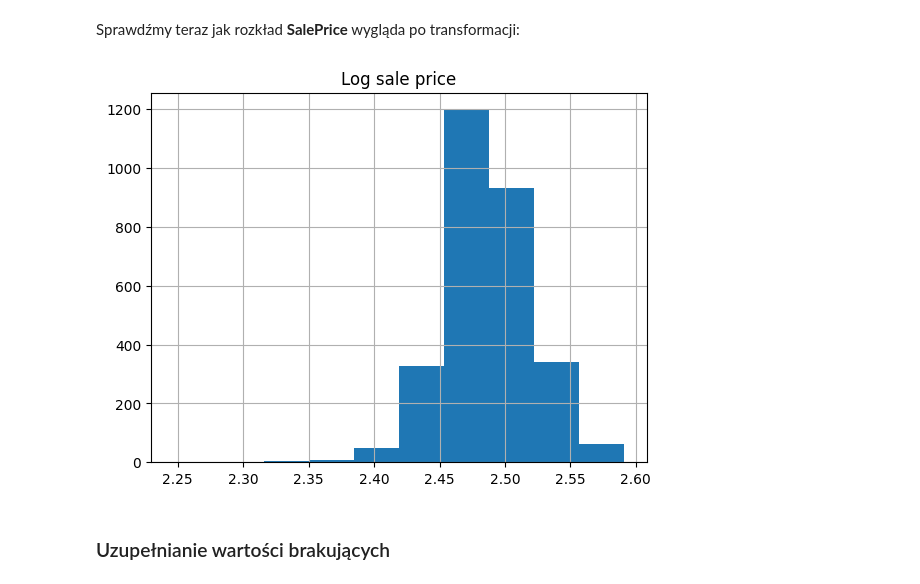
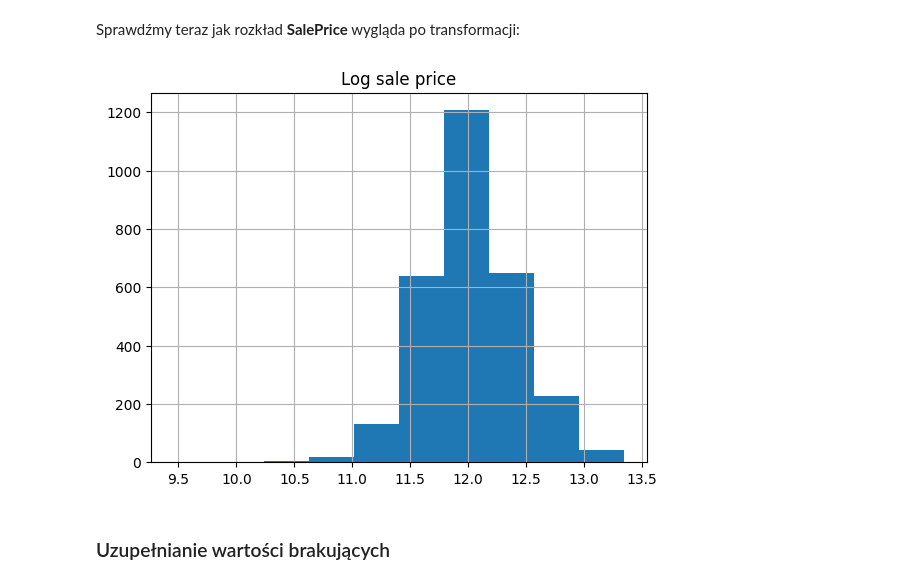
Before and after one commit to michal200292/Introduction-to-AI, a Jupyter notebook: lab1/lab_1.ipynb, the cells around one changed output. Saved outputs shown, nothing was run; the diff lists cells and outputs as text; code cells hidden in the pictures.

```diff
--- a/lab1/lab_1.ipynb
+++ b/lab1/lab_1.ipynb
@@ -238,11 +238,11 @@ df["SalePrice"] = np.log1p(df.loc[:, "SalePrice"])
 # %% [markdown]
 Sprawdźmy teraz jak rozkład **SalePrice** wygląda po transformacji:
 # %%
-pd.Series(np.log(df["SalePrice"])).hist()
+pd.Series(df["SalePrice"]).hist()
 plt.title("Log sale price")
 plt.show()
 # %% [output]
-[figure, old version]
+[figure, new version]
 # %% [markdown]
 ### Uzupełnianie wartości brakujących
 # %% [markdown]
```
Also changed, not shown: parts of 21 cells of this notebook.
